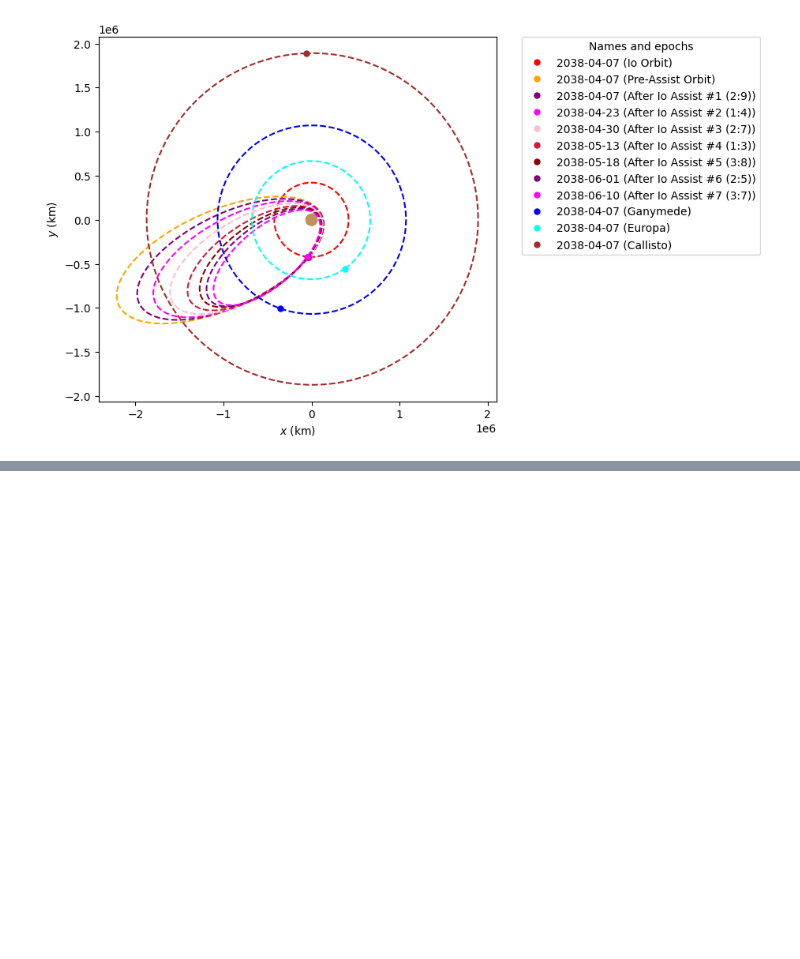
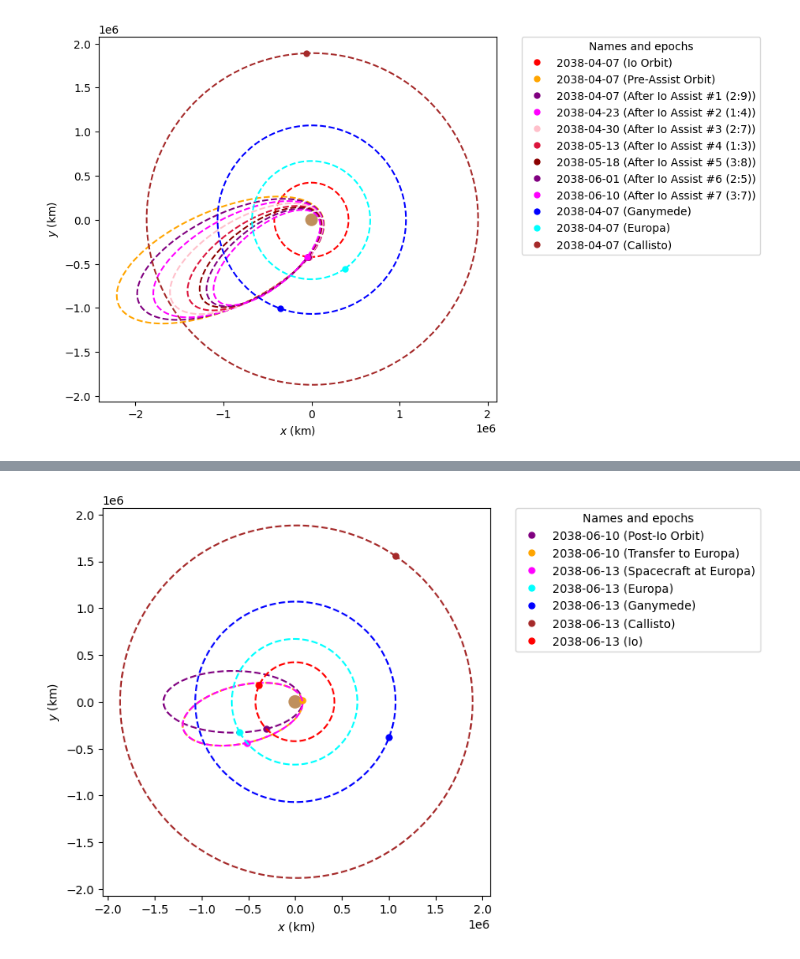
Before and after one commit to jackSN8/Starship_outer_planets_missions, a Jupyter notebook: jovian_moon_grand_tour.ipynb, the cells around one changed output, grey strips where cells are left out. Saved outputs shown, nothing was run; the diff lists cells and outputs as text; code cells hidden in the pictures; blank space fills up the shorter version.

```diff
--- a/jovian_moon_grand_tour.ipynb
+++ b/jovian_moon_grand_tour.ipynb
@@ -1284,0 +946,94 @@ No Callisto resonant orbits found
+# %%
+## Transfer to Europa from Io
+# After Io gravity assists, find burn to reach Europa
+
+if len(io_orbits_list) > 0:
+    # Use the last Io gravity assist orbit
+    post_io_orbit = io_orbits_list[-1]
+    last_io_date = io_encounter_dates[-2]
+
+    # Match plane with Europa for easier transfer
+    coplanar_post_io = match_orbit_plane(post_io_orbit, placeholder_europa_orbit)
+
+    # Search across multiple orbits to find best Europa transfer
+    best_europa_dv = np.inf * u.m/u.s
+    best_europa_transfer = None
+    best_europa_date = None
+    best_europa_burn = None
+    best_orbit_number = None
+
+    print("=" * 60)
+    print("SEARCHING FOR EUROPA TRANSFER")
+    print("=" * 60)
+
+    for orbit_num in range(1, 16):  # Search up to 15 orbits
+        # Calculate when this orbit's periapsis occurs
+        time_offset = (orbit_num - 1) * post_io_orbit.period
+        search_start = last_io_date + time_offset
+
+        # Propagate to this orbit's periapsis
+        t_to_pe = post_io_orbit.period - post_io_orbit.t_p
+        periapsis_time = search_start + t_to_pe
+        print(f"Trying orbit #{orbit_num} starting at {periapsis_time.iso}")
+        # Search for transfer during this orbit
+        try:
+            europa_dv, europa_transfer_orb, europa_date, europa_burn, europa_target = get_single_burn_elliptical_hohmann_test(
+                Jupiter,
+                Europa,
+                coplanar_post_io,
+                search_start - last_io_date,
+                search_start - last_io_date + post_io_orbit.period,
+                tof_step=0.01*u.day
+            )
+
+            if europa_dv < best_europa_dv:
+                best_europa_dv = europa_dv
+                best_europa_transfer = europa_transfer_orb
+                best_europa_date = europa_date
+                best_europa_burn = europa_burn
+                best_orbit_number = orbit_num
+                print(f"Orbit #{orbit_num}: Found transfer with ΔV = {europa_dv.to(u.m/u.s):.2f}")
+        except:
+            continue
+
+    if best_europa_transfer is not None:
+        # Propagate spacecraft to Europa encounter
+        spacecraft_at_europa = best_europa_transfer.propagate(best_europa_date)
+        europa_orb_encounter = placeholder_europa_orbit.propagate(best_europa_date)
+
+        # Calculate arrival V-infinity
+        rel_vel_europa = spacecraft_at_europa.rv()[1] - europa_orb_encounter.rv()[1]
+        v_inf_europa = np.linalg.norm(rel_vel_europa)
+
+        print("\n" + "=" * 60)
+        print("EUROPA TRANSFER RESULTS")
+        print("=" * 60)
+        print(f"Best transfer found on orbit #{best_orbit_number}")
+        print(f"Transfer ΔV: {best_europa_dv.to(u.m/u.s):.2f}")
+        print(f"Transfer burn date: {(best_europa_date - best_orbit_number * post_io_orbit.period).iso}")
+        print(f"Europa encounter date: {best_europa_date.iso}")
+        print(f"Time from last Io encounter: {(best_europa_date - last_io_date).to(u.day):.1f}")
+        print(f"\nArrival V∞ at Europa: {v_inf_europa.to(u.km/u.s):.3f}")
+
+        print(f"\nSpacecraft state at Europa:")
+        print(f"  Period: {spacecraft_at_europa.period.to(u.day):.2f}")
+        print(f"  Eccentricity: {spacecraft_at_europa.ecc:.3f}")
+        print(f"  Periapsis: {spacecraft_at_europa.r_p.to(u.km):.0f}")
+        print(f"  Apoapsis: {spacecraft_at_europa.r_a.to(u.km):.0f}")
+
+        # Visualize
+        plotter = StaticOrbitPlotter(plane=Planes.EARTH_ECLIPTIC)
+        plotter.plot(post_io_orbit, label="Post-Io Orbit", color="purple")
+        plotter.plot(best_europa_transfer, label="Transfer to Europa", color="orange")
+        plotter.plot(spacecraft_at_europa, label="Spacecraft at Europa", color="magenta")
+        plotter.plot(europa_orb_encounter, label="Europa", color="cyan")
+
+        # Show other moons for reference
+        plotter.plot(placeholder_ganymede_orbit.propagate(best_europa_date), label="Ganymede", color="blue")
+        plotter.plot(placeholder_callisto_orbit.propagate(best_europa_date), label="Callisto", color="brown")
+        plotter.plot(placeholder_io_orbit.propagate(best_europa_date), label="Io", color="red")
+    else:
+        print("No Europa transfer found in 15 orbits")
+else:
+    print("Need to complete Io resonance sequence")
+# %% [output]
@@ -1284,0 +1057 @@ No Callisto resonant orbits found
+[figure, added]
```
Also changed, not shown: parts of 4 cells of this notebook, 2 other files.
